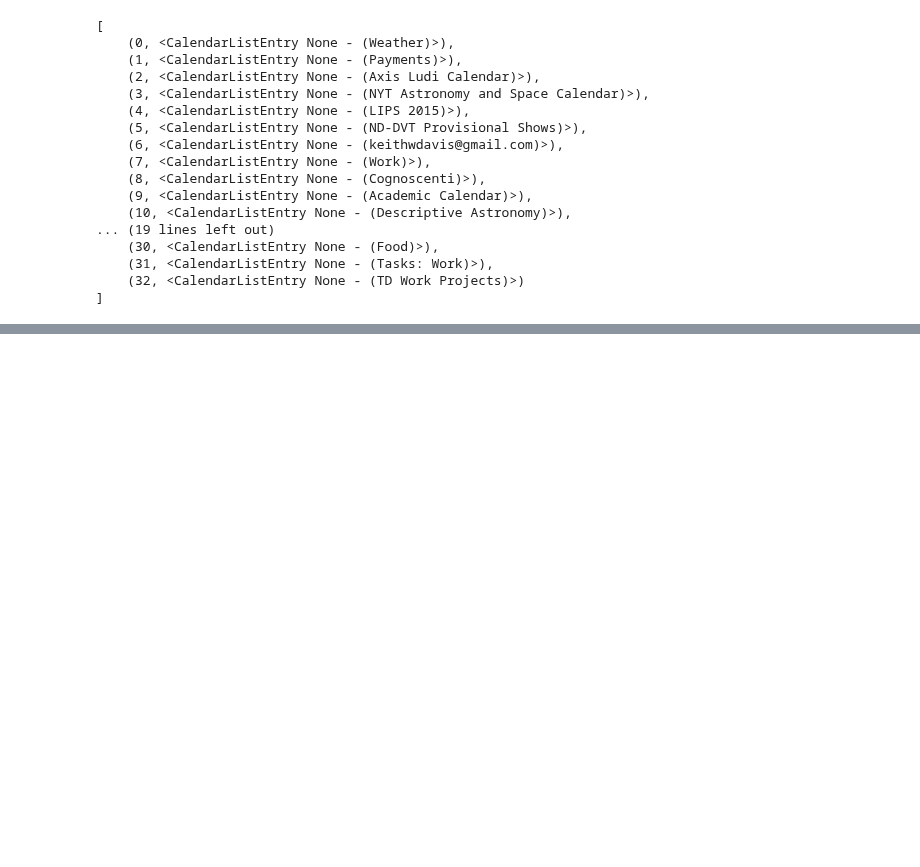
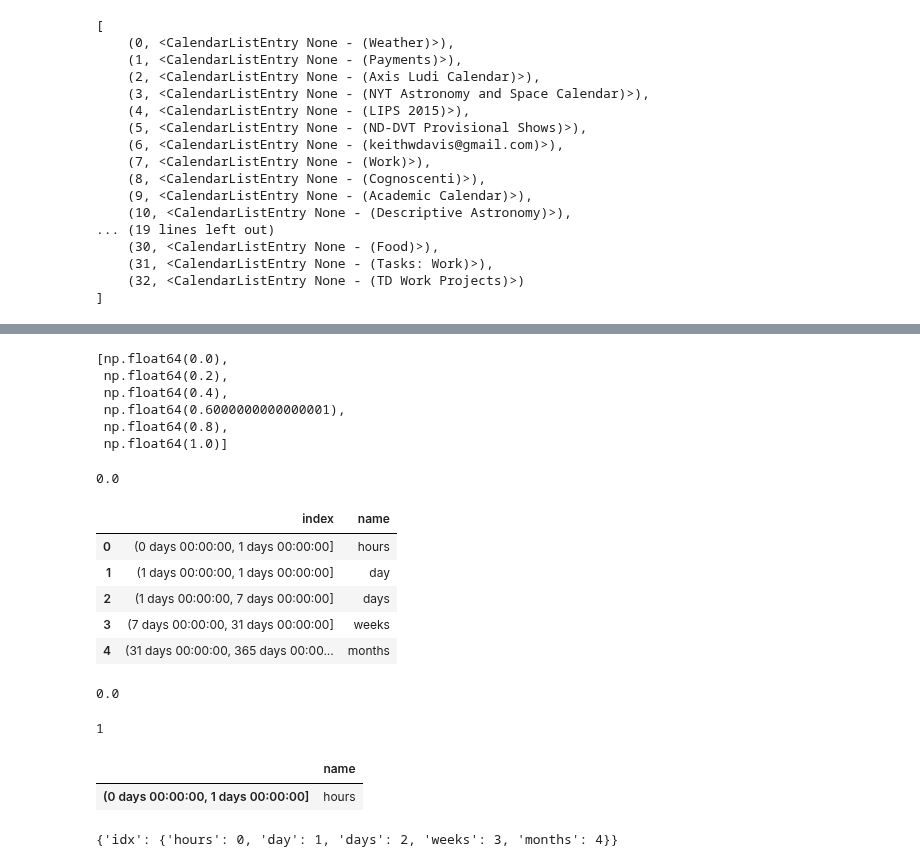
Before and after one commit to KeithDavis067/taskbraid, a Jupyter notebook: python/circlecal/SB.ipynb, the cells around one changed output, grey strips where cells are left out. Drawn from its saved outputs; the diff is of its cells as text; code cells hidden in the pictures; blank space fills up the shorter version.

```diff
--- a/python/circlecal/SB.ipynb
+++ b/python/circlecal/SB.ipynb
@@ -142,0 +169,13 @@ df
+# %%
+rvalues
+# %% [output]
+[np.float64(0.0),
+ np.float64(0.2),
+ np.float64(0.4),
+ np.float64(0.6000000000000001),
+ np.float64(0.8),
+ np.float64(1.0)]
+# %%
+rvalues.item(0)
+# %% [output]
+0.0
@@ -142,0 +185,26 @@ df
+# %%
+idf
+# %% [output]
+|  | index | name |
+| 0 | (0 days 00:00:00, 1 days 00:00:00] | hours |
+| 1 | (1 days 00:00:00, 1 days 00:00:00] | day |
+| 2 | (1 days 00:00:00, 7 days 00:00:00] | days |
+| 3 | (7 days 00:00:00, 31 days 00:00:00] | weeks |
+| 4 | (31 days 00:00:00, 365 days 00:00... | months |
+# %%
+rvalues.item(0)
+# %% [output]
+0.0
+# %%
+int(idf[idf["name"]=="day"].index.values[0])
+# %% [output]
+1
+# %%
+intervalsdf[intervalsdf.name == "hours"]
+# %% [output]
+|  | name |
+| (0 days 00:00:00, 1 days 00:00:00] | hours |
+# %%
+intervalsdf.reset_index().reset_index().set_index("name").rename(columns={"level_0": "idx"}).drop(columns="index").to_dict()
+# %% [output]
+{'idx': {'hours': 0, 'day': 1, 'days': 2, 'weeks': 3, 'months': 4}}
```
Also changed, not shown: parts of 15 cells of this notebook.
